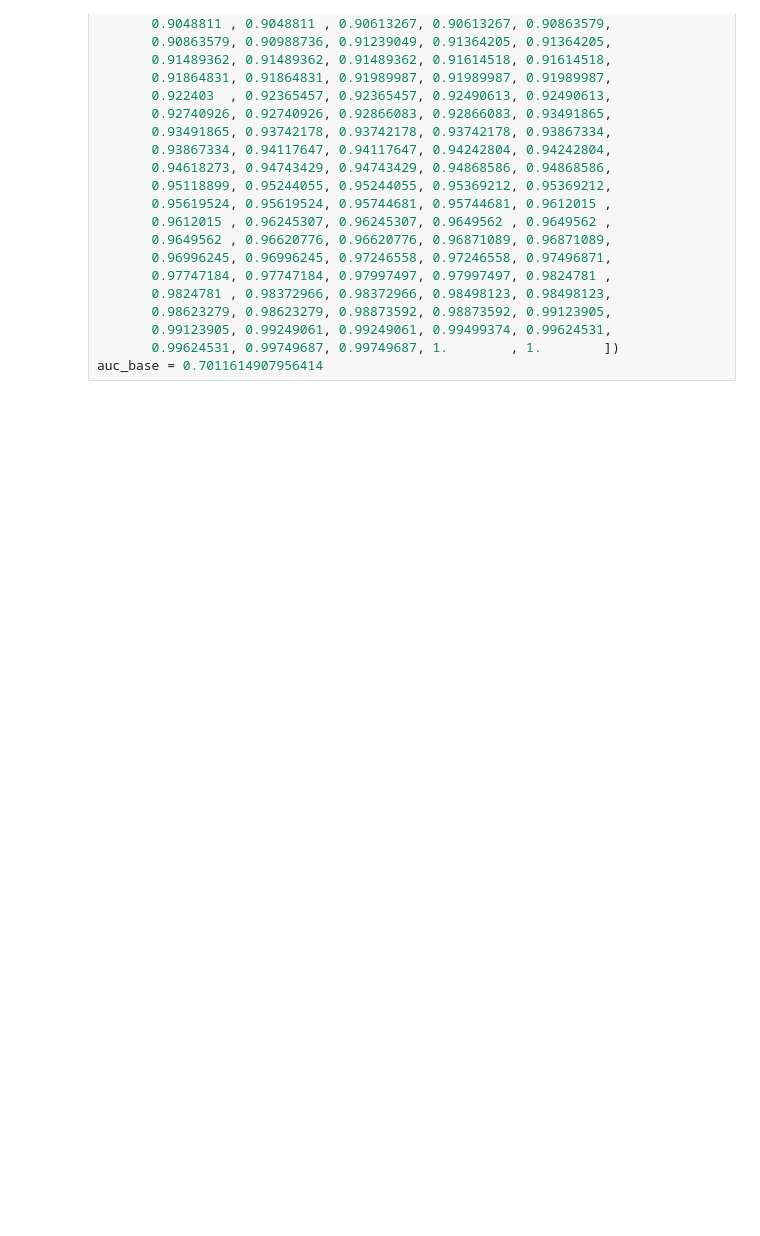
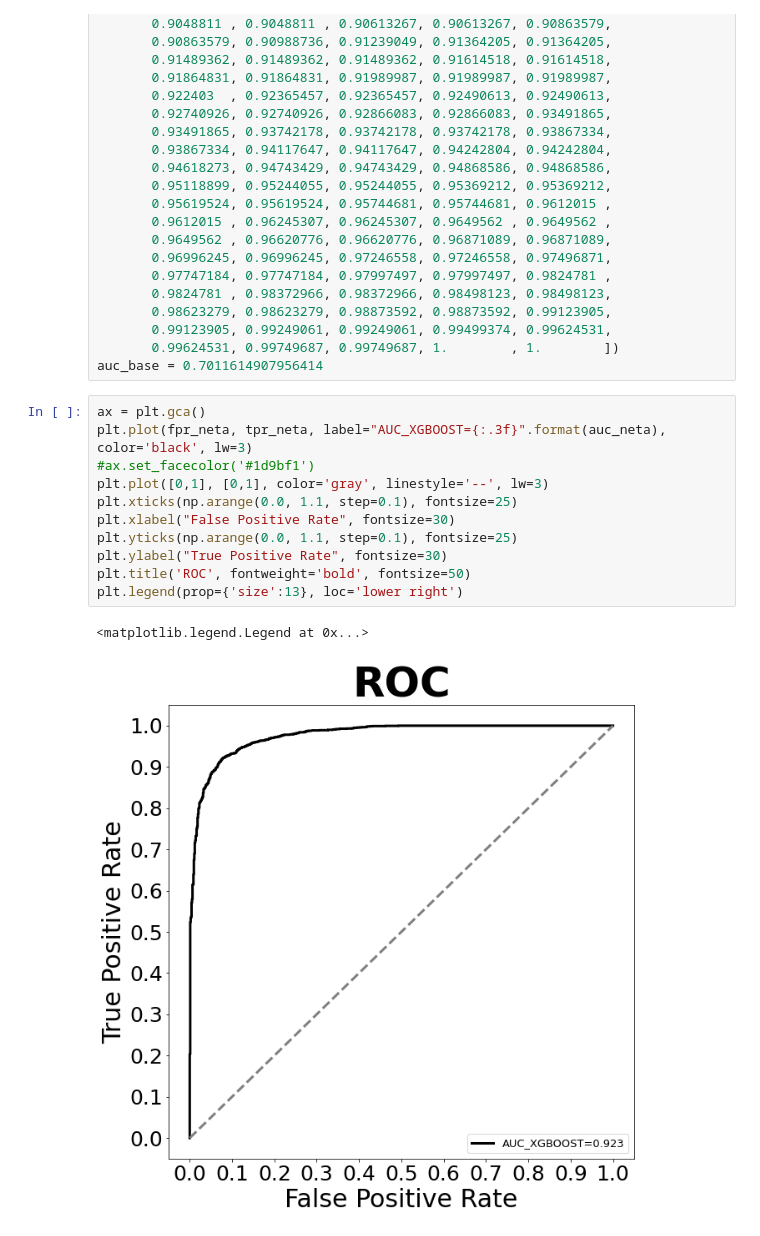
Before and after one commit to netageva/covid_tweets, a Jupyter notebook: RandomForest Model.ipynb, the cells around one changed output. Saved outputs shown, nothing was run; the diff lists cells and outputs as text; blank space fills up the shorter version.

```diff
--- a/RandomForest Model.ipynb
+++ b/RandomForest Model.ipynb
@@ -997,6 +1682,20 @@ tpr_base = np.array([0.        , 0.        , 0.        , 0.00876095, 0.01126408,
        0.99123905, 0.99249061, 0.99249061, 0.99499374, 0.99624531,
        0.99624531, 0.99749687, 0.99749687, 1.        , 1.        ])
 auc_base = 0.7011614907956414
+# %%
+ax = plt.gca()
+plt.plot(fpr_neta, tpr_neta, label="AUC_XGBOOST={:.3f}".format(auc_neta), color='black', lw=3)
+#ax.set_facecolor('#1d9bf1')
+plt.plot([0,1], [0,1], color='gray', linestyle='--', lw=3)
+plt.xticks(np.arange(0.0, 1.1, step=0.1), fontsize=25)
+plt.xlabel("False Positive Rate", fontsize=30)
+plt.yticks(np.arange(0.0, 1.1, step=0.1), fontsize=25)
+plt.ylabel("True Positive Rate", fontsize=30)
+plt.title('ROC', fontweight='bold', fontsize=50)
+plt.legend(prop={'size':13}, loc='lower right')
+# %% [output]
+<matplotlib.legend.Legend at 0x...>
+[figure, added]
 # %%
 import matplotlib.pyplot as plt
 
```
Also changed, not shown: parts of 37 cells of this notebook.
